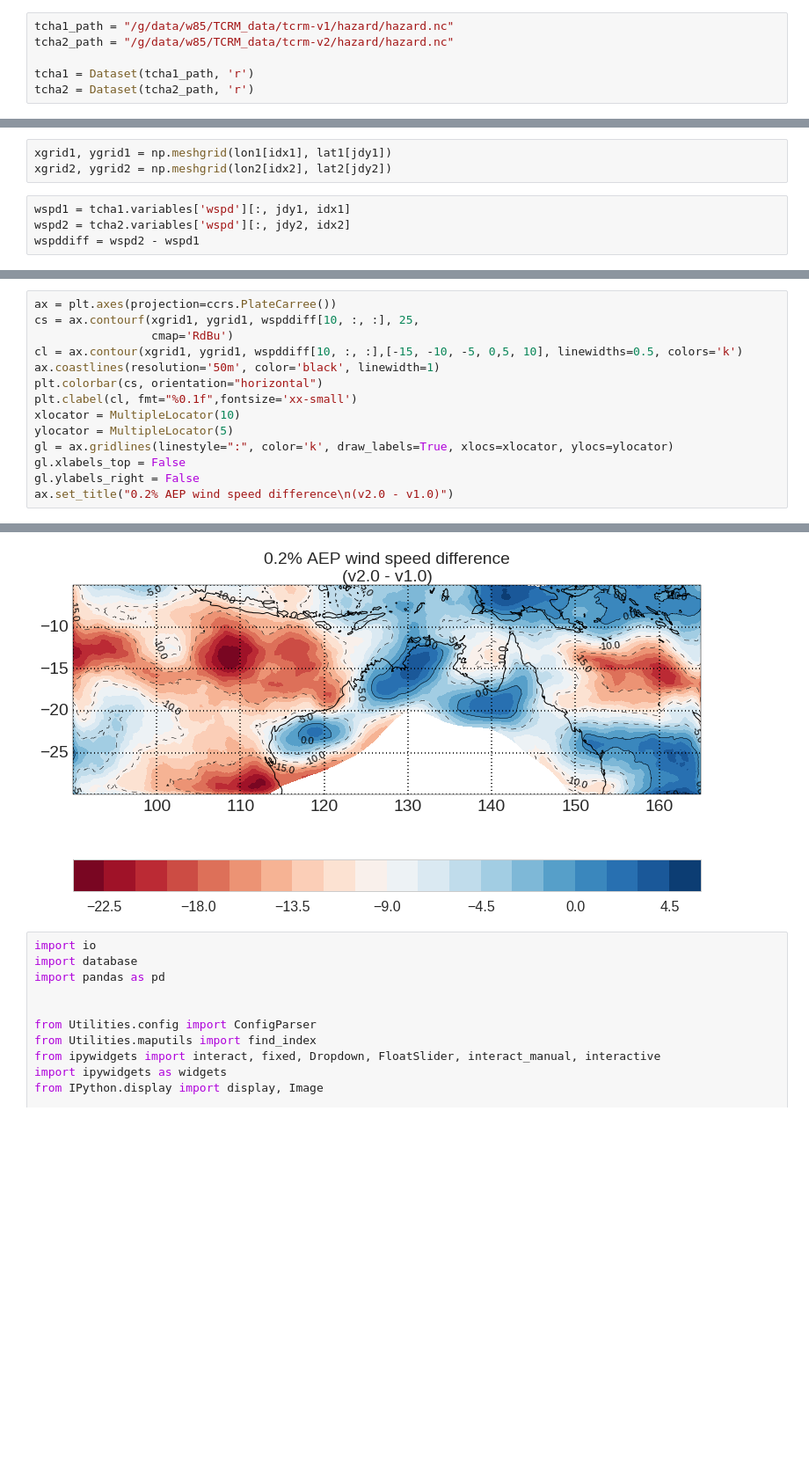
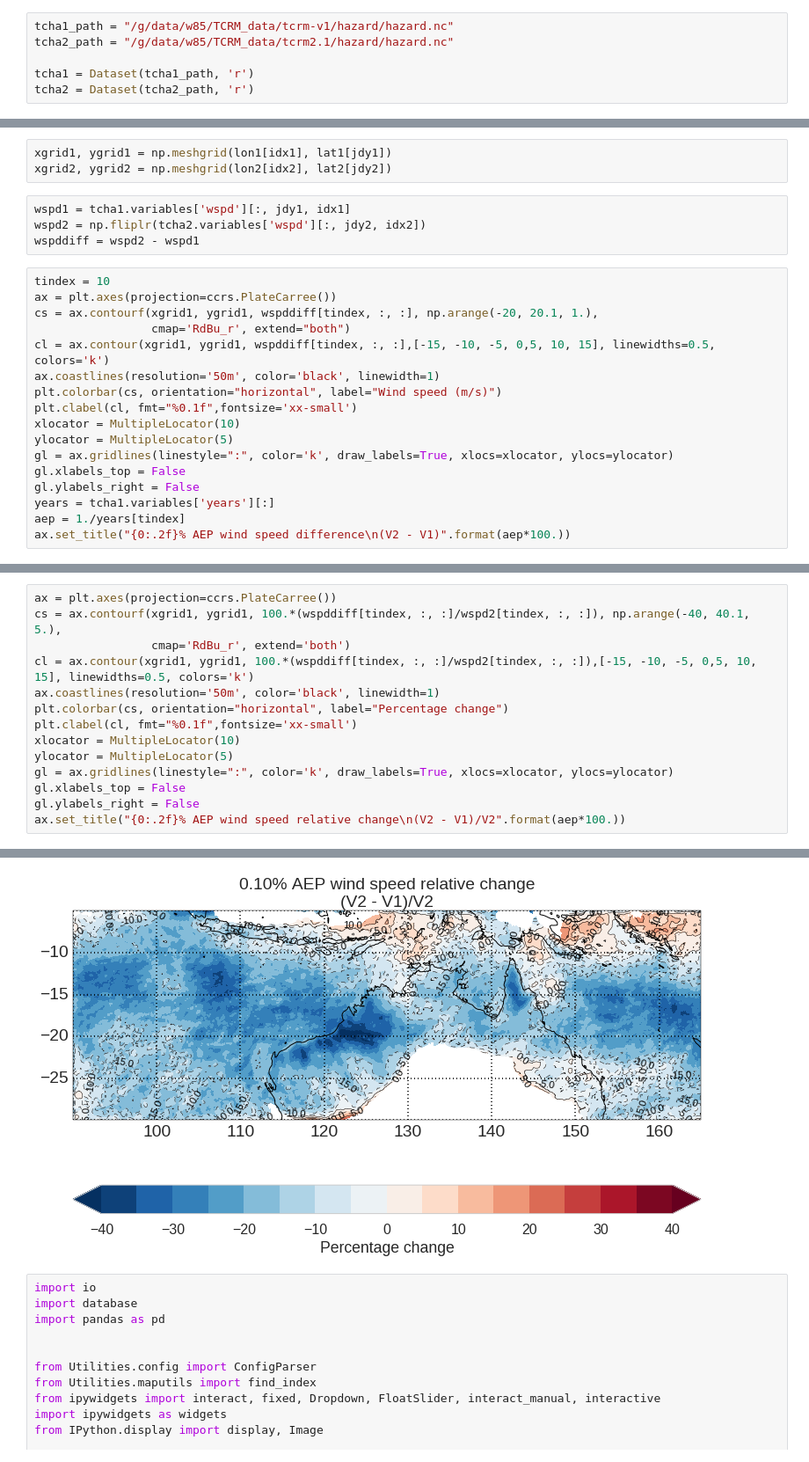
Before and after one commit to GeoscienceAustralia/tcrm, a Jupyter notebook: Comparison of TC hazard assessments.ipynb, the cells around one changed output, grey strips where cells are left out. Shown at 88% size. Drawn from its saved outputs; the diff is of its cells as text; blank space fills up the shorter version.

```diff
--- a/Comparison of TC hazard assessments.ipynb
+++ b/Comparison of TC hazard assessments.ipynb
@@ -33,7 +33,7 @@ sns.set_style("whitegrid")
 Start by setting the path to the hazard data for each assessment. We're primarily interested in the AEP wind speeds, so we point to the netCDF file holding the AEP wind speed data.
 # %%
 tcha1_path = "/g/data/w85/TCRM_data/tcrm-v1/hazard/hazard.nc"
-tcha2_path = "/g/data/w85/TCRM_data/tcrm-v2/hazard/hazard.nc"
+tcha2_path = "/g/data/w85/TCRM_data/tcrm2.1/hazard/hazard.nc"
 
 tcha1 = Dataset(tcha1_path, 'r')
 tcha2 = Dataset(tcha2_path, 'r')
@@ -69,5 +69,22 @@ xgrid1, ygrid1 = np.meshgrid(lon1[idx1], lat1[jdy1])
 xgrid2, ygrid2 = np.meshgrid(lon2[idx2], lat2[jdy2])
 # %%
 wspd1 = tcha1.variables['wspd'][:, jdy1, idx1]
-wspd2 = tcha2.variables['wspd'][:, jdy2, idx2]
+wspd2 = np.fliplr(tcha2.variables['wspd'][:, jdy2, idx2])
 wspddiff = wspd2 - wspd1
+# %%
+tindex = 10
+ax = plt.axes(projection=ccrs.PlateCarree())
+cs = ax.contourf(xgrid1, ygrid1, wspddiff[tindex, :, :], np.arange(-20, 20.1, 1.),
+                 cmap='RdBu_r', extend="both")
+cl = ax.contour(xgrid1, ygrid1, wspddiff[tindex, :, :],[-15, -10, -5, 0,5, 10, 15], linewidths=0.5, colors='k')
+ax.coastlines(resolution='50m', color='black', linewidth=1)
+plt.colorbar(cs, orientation="horizontal", label="Wind speed (m/s)")
+plt.clabel(cl, fmt="%0.1f",fontsize='xx-small')
+xlocator = MultipleLocator(10)
+ylocator = MultipleLocator(5)
+gl = ax.gridlines(linestyle=":", color='k', draw_labels=True, xlocs=xlocator, ylocs=ylocator)
+gl.xlabels_top = False
+gl.ylabels_right = False
+years = tcha1.variables['years'][:]
+aep = 1./years[tindex]
+ax.set_title("{0:.2f}% AEP wind speed difference\n(V2 - V1)".format(aep*100.))
@@ -74,20 +96,20 @@ wspddiff = wspd2 - wspd1
 # %%
 ax = plt.axes(projection=ccrs.PlateCarree())
-cs = ax.contourf(xgrid1, ygrid1, wspddiff[10, :, :], 25,
-                 cmap='RdBu')
-cl = ax.contour(xgrid1, ygrid1, wspddiff[10, :, :],[-15, -10, -5, 0,5, 10], linewidths=0.5, colors='k')
+cs = ax.contourf(xgrid1, ygrid1, 100.*(wspddiff[tindex, :, :]/wspd2[tindex, :, :]), np.arange(-40, 40.1, 5.),
+                 cmap='RdBu_r', extend='both')
+cl = ax.contour(xgrid1, ygrid1, 100.*(wspddiff[tindex, :, :]/wspd2[tindex, :, :]),[-15, -10, -5, 0,5, 10, 15], linewidths=0.5, colors='k')
 ax.coastlines(resolution='50m', color='black', linewidth=1)
-plt.colorbar(cs, orientation="horizontal")
+plt.colorbar(cs, orientation="horizontal", label="Percentage change")
 plt.clabel(cl, fmt="%0.1f",fontsize='xx-small')
 xlocator = MultipleLocator(10)
 ylocator = MultipleLocator(5)
 gl = ax.gridlines(linestyle=":", color='k', draw_labels=True, xlocs=xlocator, ylocs=ylocator)
 gl.xlabels_top = False
 gl.ylabels_right = False
-ax.set_title("0.2% AEP wind speed difference\n(v2.0 - v1.0)")
+ax.set_title("{0:.2f}% AEP wind speed relative change\n(V2 - V1)/V2".format(aep*100.))
 # %% [output]
 <matplotlib.text.Text at 0x...>
-[figure, old version]
+[figure, new version]
 # %%
 import io
 import database
```
Also changed, not shown: parts of 8 cells of this notebook.
